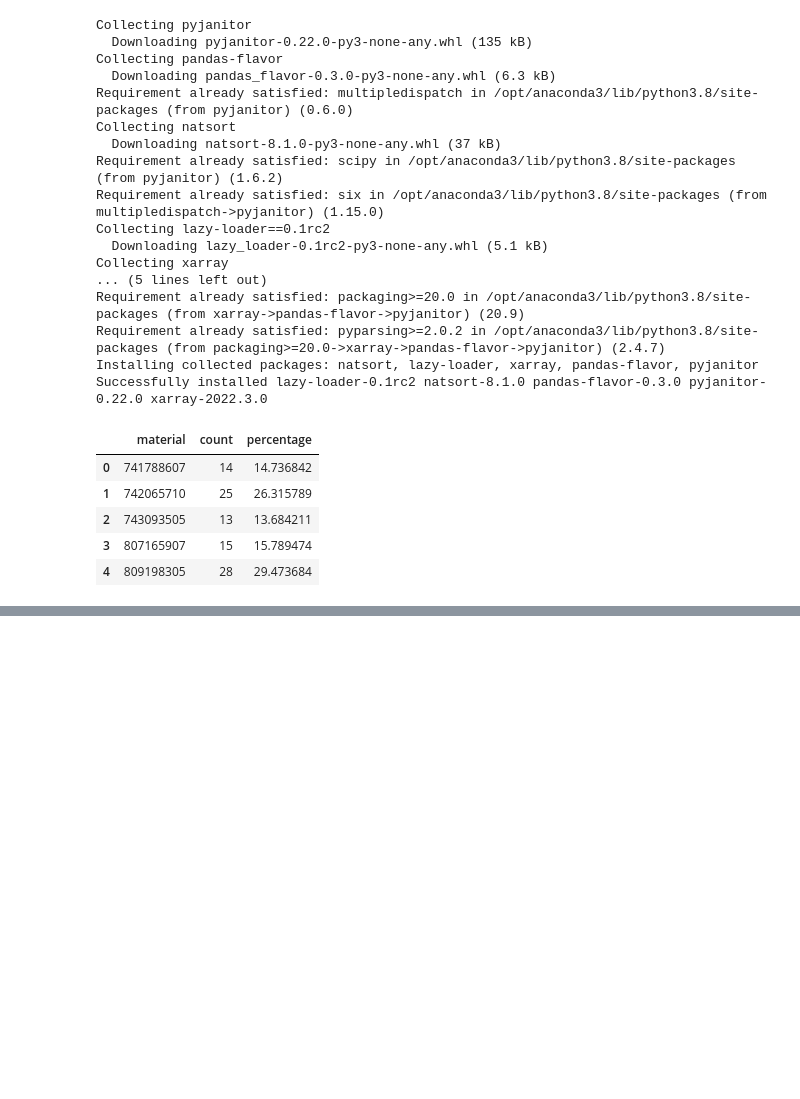
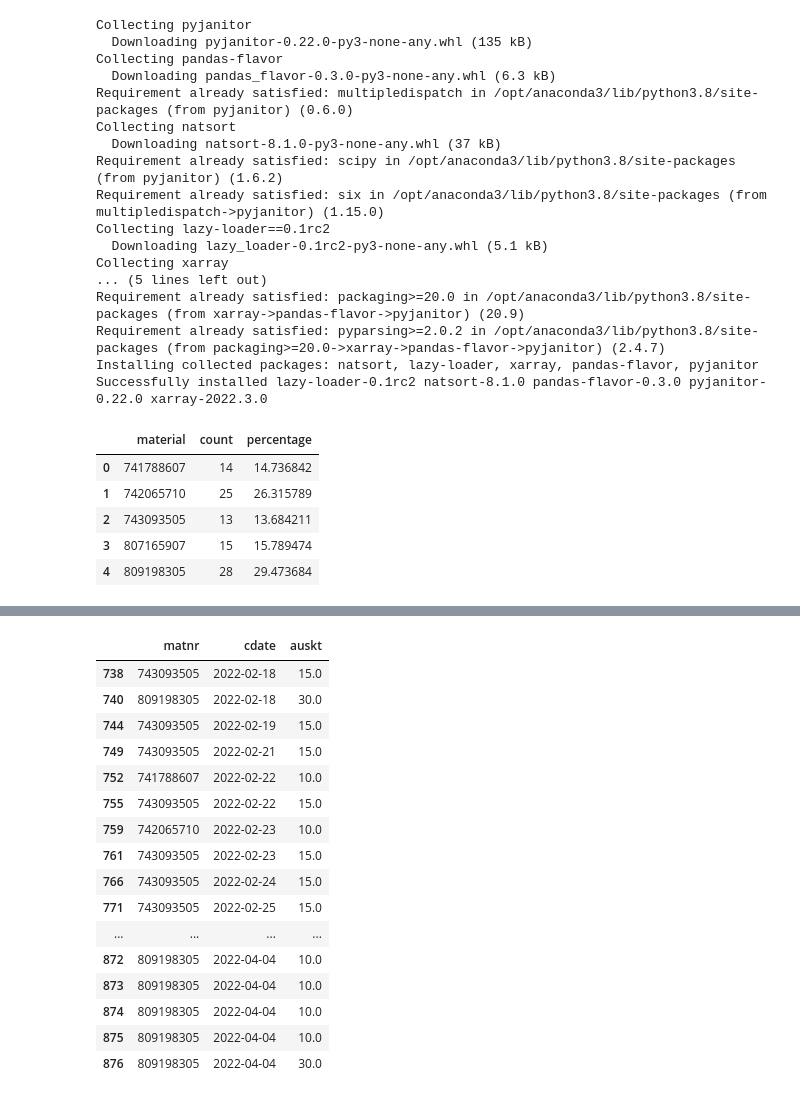
Before and after one commit to pankeshpatel/bmw-material-planner-assistant, a Jupyter notebook: backend/health score.ipynb, the cells around one changed output, grey strips where cells are left out. Saved outputs shown, nothing was run; the diff lists cells and outputs as text; code cells hidden in the pictures; blank space fills up the shorter version.

```diff
--- a/backend/health score.ipynb
+++ b/backend/health score.ipynb
@@ -265,0 +300,5 @@ exception_matrix
+# %%
+# Data Reading from CSV file
+df_exception_manager = pd.read_csv('/Users/pankeshpatel/Desktop/exceptions-combine.csv')
+dataframe_exception_manager = pd.DataFrame(df_exception, columns=[ 'matnr' , 'cdate', 'auskt'])
+dataframe_exception_manager
@@ -265,0 +319,4 @@ exception_matrix
+# %%
+#  Data cleaning, replacing NaN with '0'
+dataframe_exception_manager['auskt'] = dataframe_exception_manager['auskt'].fillna(0)
+dataframe_exception_manager
@@ -265,0 +337,28 @@ exception_matrix
+# %%
+# Data filtering with respect to the start and end date
+dataframe_exception_manager_filtered = dataframe_exception_manager.filter_date('cdate', '2022-02-18', '2022-04-04')
+
+# Remove row that 'auskt' value has zero
+dataframe_exception_manager_filter = dataframe_exception_manager_filtered[dataframe_exception_filtered['auskt'] > 0]
+
+# This would display all rows of a panda dataframe
+pd.set_option('display.max_rows', dataframe_exception_manager_filter.shape[0]+1)
+dataframe_exception_manager_filter
+# %% [output]
+|  | matnr | cdate | auskt |
+| 738 | 743093505 | 2022-02-18 | 15.0 |
+| 740 | 809198305 | 2022-02-18 | 30.0 |
+| 744 | 743093505 | 2022-02-19 | 15.0 |
+| 749 | 743093505 | 2022-02-21 | 15.0 |
+| 752 | 741788607 | 2022-02-22 | 10.0 |
+| 755 | 743093505 | 2022-02-22 | 15.0 |
+| 759 | 742065710 | 2022-02-23 | 10.0 |
+| 761 | 743093505 | 2022-02-23 | 15.0 |
+| 766 | 743093505 | 2022-02-24 | 15.0 |
+| 771 | 743093505 | 2022-02-25 | 15.0 |
+| ... | ... | ... | ... |
+| 872 | 809198305 | 2022-04-04 | 10.0 |
+| 873 | 809198305 | 2022-04-04 | 10.0 |
+| 874 | 809198305 | 2022-04-04 | 10.0 |
+| 875 | 809198305 | 2022-04-04 | 10.0 |
+| 876 | 809198305 | 2022-04-04 | 30.0 |
```
Also changed, not shown: parts of 11 cells of this notebook.
